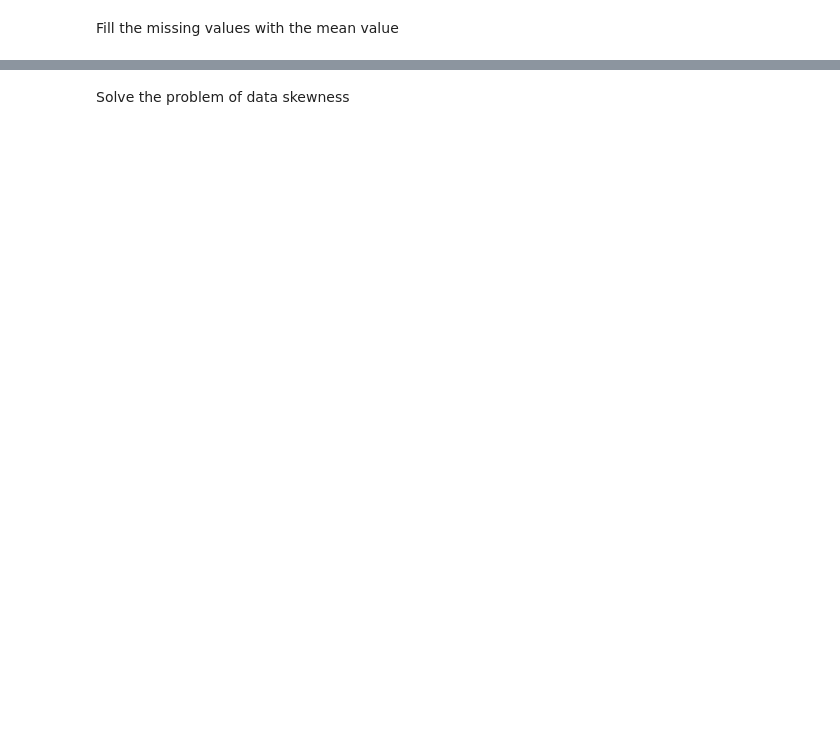
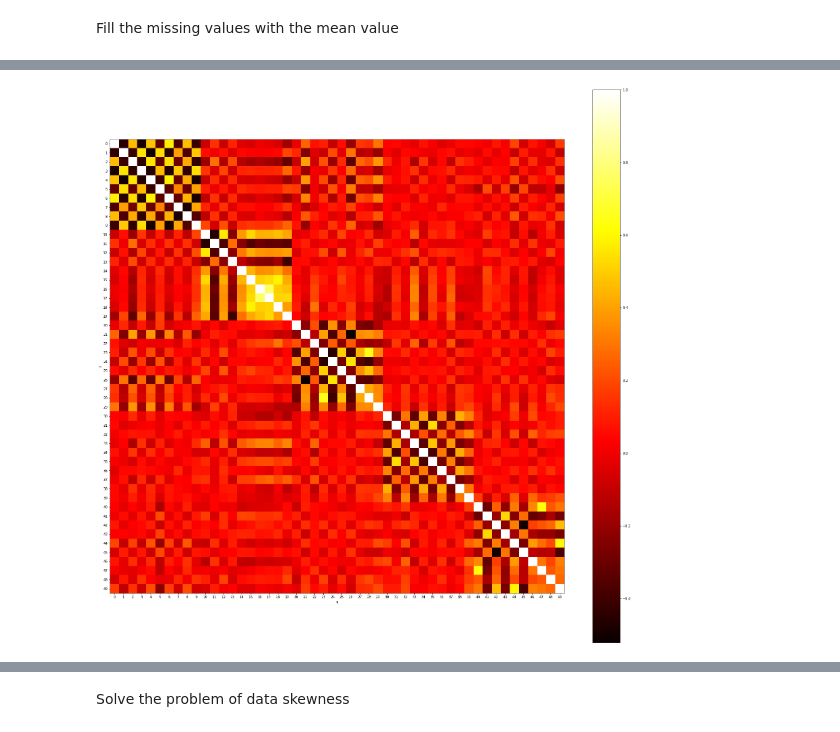
Before and after one commit to KevynUtopia/Personality-Analysis-PySpark, a Jupyter notebook: personality_analysis.ipynb, the cells around one changed output, grey strips where cells are left out. Saved outputs shown, nothing was run; the diff lists cells and outputs as text; code cells hidden in the pictures; blank space fills up the shorter version.

Commit message:
figured

```diff
--- a/personality_analysis.ipynb
+++ b/personality_analysis.ipynb
@@ -46,3 +46,14 @@ imputer = Imputer(strategy='mean', inputCols=numeric_feats, outputCols=numeric_f
 df = imputer.fit(df).transform(df)
 # %% [output]
 [interactive output not drawn]
+# %%
+from pyspark.ml.stat import Correlation
+from pyspark.ml.feature import VectorAssembler
+
+# convert to vector column first
+vector_col = "corr_features"
+assembler = VectorAssembler(inputCols=df[numeric_feats].columns, outputCol=vector_col)
+df_vector = assembler.transform(df[numeric_feats]).select(vector_col)
+
+# get correlation matrix
+matrix = Correlation.corr(df_vector, vector_col)
@@ -48,0 +62,15 @@ df = imputer.fit(df).transform(df)
+# %%
+from matplotlib import pyplot as plt
+# import matplotlib as plt
+import pandas as pd
+import numpy as np
+# matrix =  matrix.collect()
+a = matrix[0][0].toArray()
+plt.figure(figsize=(30, 30))
+plt.imshow(a, cmap="hot", interpolation="nearest")
+plt.colorbar()
+plt.xticks(ticks=range(50), labels=range(50))
+plt.xlabel("q")
+plt.yticks(ticks=range(50), labels=range(50))
+plt.ylabel("p")
+# %% [output]
@@ -48,0 +78 @@ df = imputer.fit(df).transform(df)
+[figure, added]
```
Also changed, not shown: parts of 4 cells of this notebook.
